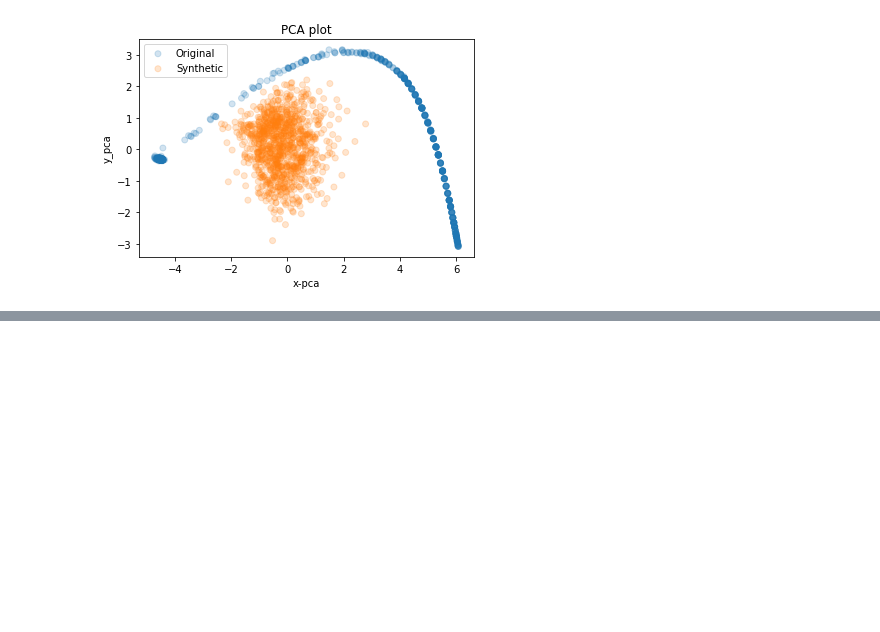
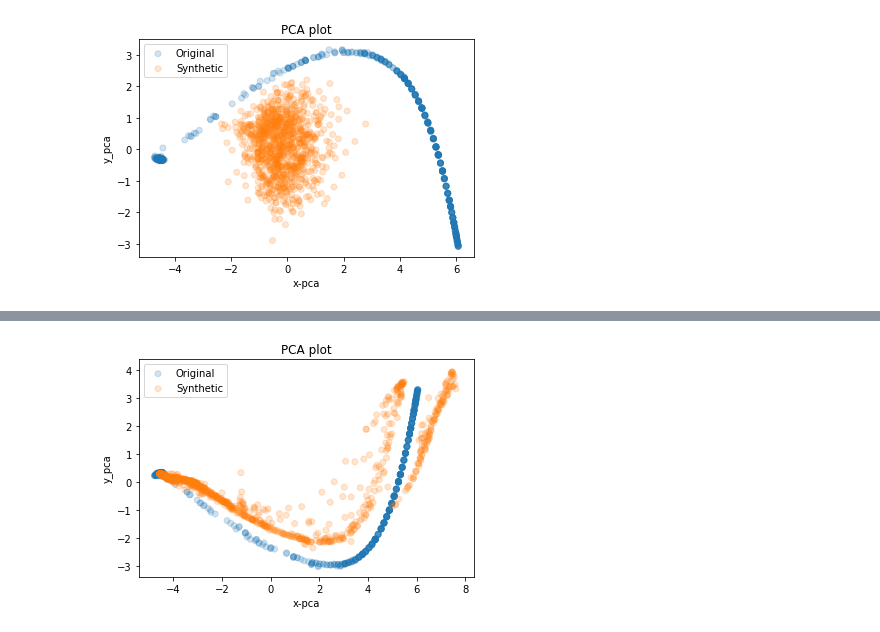
Before and after one commit to mcps5601/TimeGAN-tensorflow2, a Jupyter notebook: data_visualization.ipynb, the cells around one changed output, grey strips where cells are left out. Cells and saved outputs as stored; diff of their text form; code cells hidden in the pictures; blank space fills up the shorter version.

```diff
--- a/data_visualization.ipynb
+++ b/data_visualization.ipynb
@@ -24,0 +31,5 @@ visualization(ori_data, new_data, 'pca')
+# %%
+# new timegan
+visualization(ori_data, new_data, 'pca')
+# %% [output]
+[figure, added]
```
Also changed, not shown: parts of 3 cells of this notebook, 2 other files.
